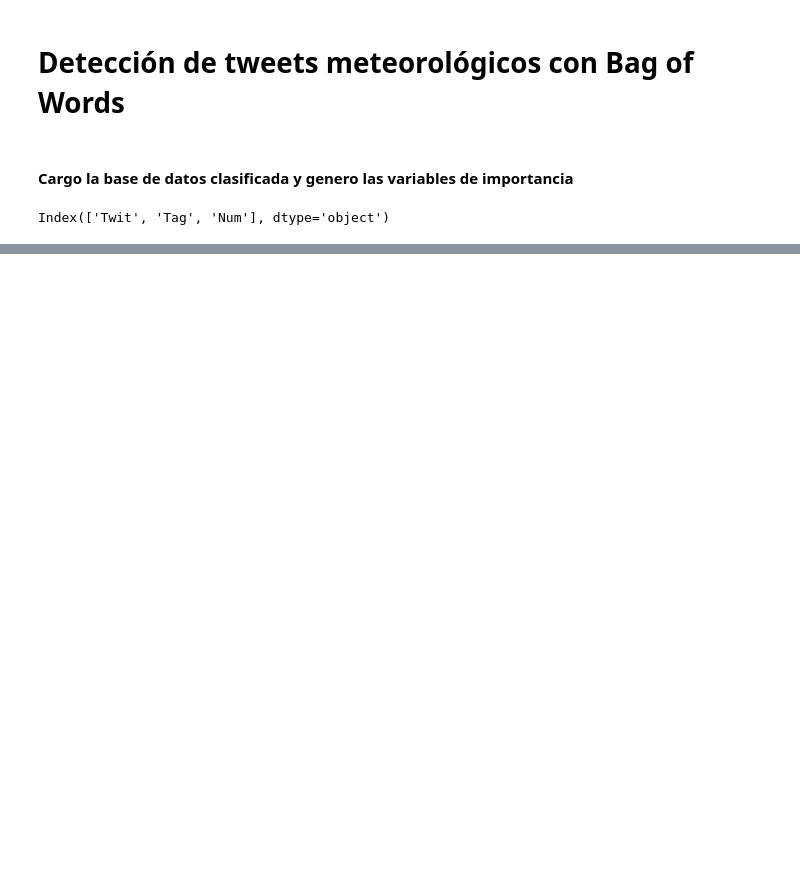
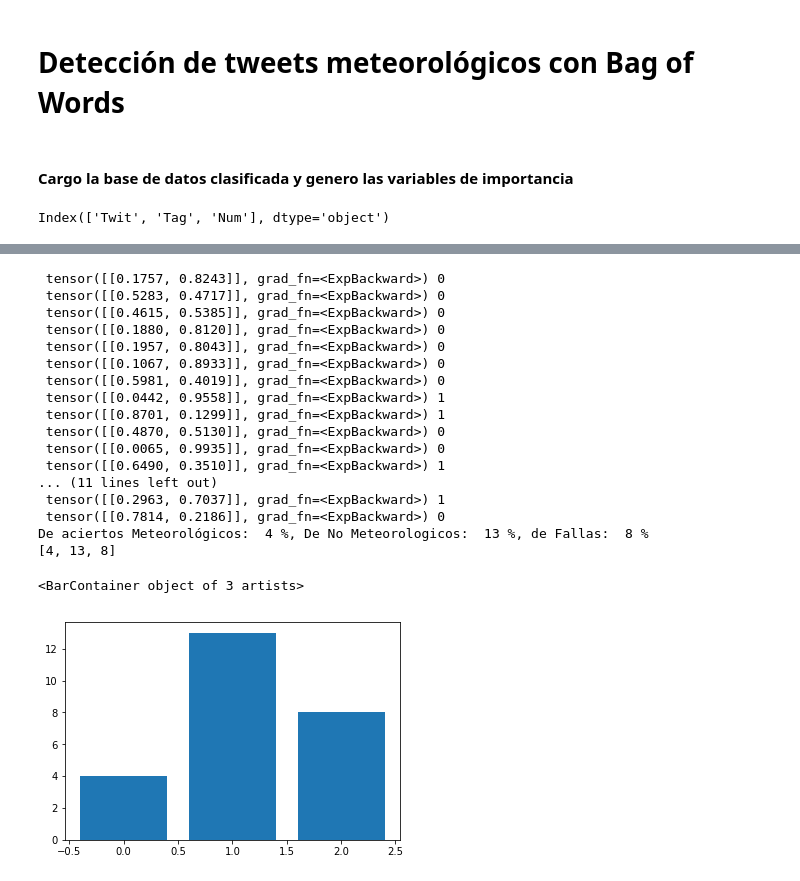
Before and after one commit to agemperador/RELAMPAGO_poster, a Jupyter notebook: redNeuronal/red_bow_prueba.ipynb, the cells around one changed output, grey strips where cells are left out. Drawn from its saved outputs; the diff is of its cells as text; code cells hidden in the pictures; blank space fills up the shorter version.

```diff
--- a/redNeuronal/red_bow_prueba.ipynb
+++ b/redNeuronal/red_bow_prueba.ipynb
@@ -23,3 +92,5 @@ num = tw['Num']
+# %%
+msj = normalizacion(MSJ)
 # %%
 msj
 # %% [output]
@@ -104,0 +184,21 @@ msj_corr
+# %%
+#print(BoWClassifier.make_bow_vector('me me gusta comer en la cafeteria'.split(),word_to_ix))
+
+
+#for param in model.parameters():
+    #print (param)
+
+# To run the model, pass in a BoW vector, but wrapped in an autograd.Variable
+sample = train[0]
+#print (sample)
+bow_vector = BoWClassifier.make_bow_vector(sample[0], word_to_ix)
+#print(bow_vector)
+log_probs = model(bow_vector)
+#print (log_probs.exp())
+# %%
+# Run on test data before we train, just to see a before-and-after
+for instance, label in test:
+    bow_vec = BoWClassifier.make_bow_vector(instance, word_to_ix)
+    log_probs = model(bow_vec)
+    print (log_probs.exp(), label)
+print (next(model.parameters())[:,word_to_ix["lluvia"]]) # Print the matrix column corresponding to "creo"
@@ -104,0 +270,41 @@ msj_corr
+# %%
+c = [0,0,0]
+for instance, label in test:
+    bow_vec = autograd.Variable(BoWClassifier.make_bow_vector(instance, word_to_ix))
+    log_probs = model(bow_vec)
+    log_probs_exp = log_probs.exp()
+    if bool (log_probs_exp[0][0]>0.5) and (label == 1):
+        c[0]+=1
+        print ('\033[1;93m' , log_probs_exp , label)
+    elif bool (log_probs_exp[0][1]>0.5) and (label == 0):
+        c[1]+=1
+        print ('\033[1;32m' , log_probs_exp , label)
+    else:
+        c[2]+=1
+        print ('\033[1;31m' , log_probs_exp , label)
+
+print('De aciertos Meteorológicos: ', round(c[0]),'%, De No Meteorologicos: ', round(c[1]), '%, de Fallas: ', round(c[2]),'%')
+print(c)
+#print ('\033[0m', next(model.parameters())[:,word_to_ix["lluvia"]]) # Index corresponding to Spanish goes up, English goes down!
+
+plt.bar(range(3),c)
+# %% [output]
+ tensor([[0.1757, 0.8243]], grad_fn=<ExpBackward>) 0
+ tensor([[0.5283, 0.4717]], grad_fn=<ExpBackward>) 0
+ tensor([[0.4615, 0.5385]], grad_fn=<ExpBackward>) 0
+ tensor([[0.1880, 0.8120]], grad_fn=<ExpBackward>) 0
+ tensor([[0.1957, 0.8043]], grad_fn=<ExpBackward>) 0
+ tensor([[0.1067, 0.8933]], grad_fn=<ExpBackward>) 0
+ tensor([[0.5981, 0.4019]], grad_fn=<ExpBackward>) 0
+ tensor([[0.0442, 0.9558]], grad_fn=<ExpBackward>) 1
+ tensor([[0.8701, 0.1299]], grad_fn=<ExpBackward>) 1
+ tensor([[0.4870, 0.5130]], grad_fn=<ExpBackward>) 0
+ tensor([[0.0065, 0.9935]], grad_fn=<ExpBackward>) 0
+ tensor([[0.6490, 0.3510]], grad_fn=<ExpBackward>) 1
+... (11 lines left out)
+ tensor([[0.2963, 0.7037]], grad_fn=<ExpBackward>) 1
+ tensor([[0.7814, 0.2186]], grad_fn=<ExpBackward>) 0
+De aciertos Meteorológicos:  4 %, De No Meteorologicos:  13 %, de Fallas:  8 %
+[4, 13, 8]
+<BarContainer object of 3 artists>
+[figure, added]
```
Also changed, not shown: parts of 21 cells of this notebook.
